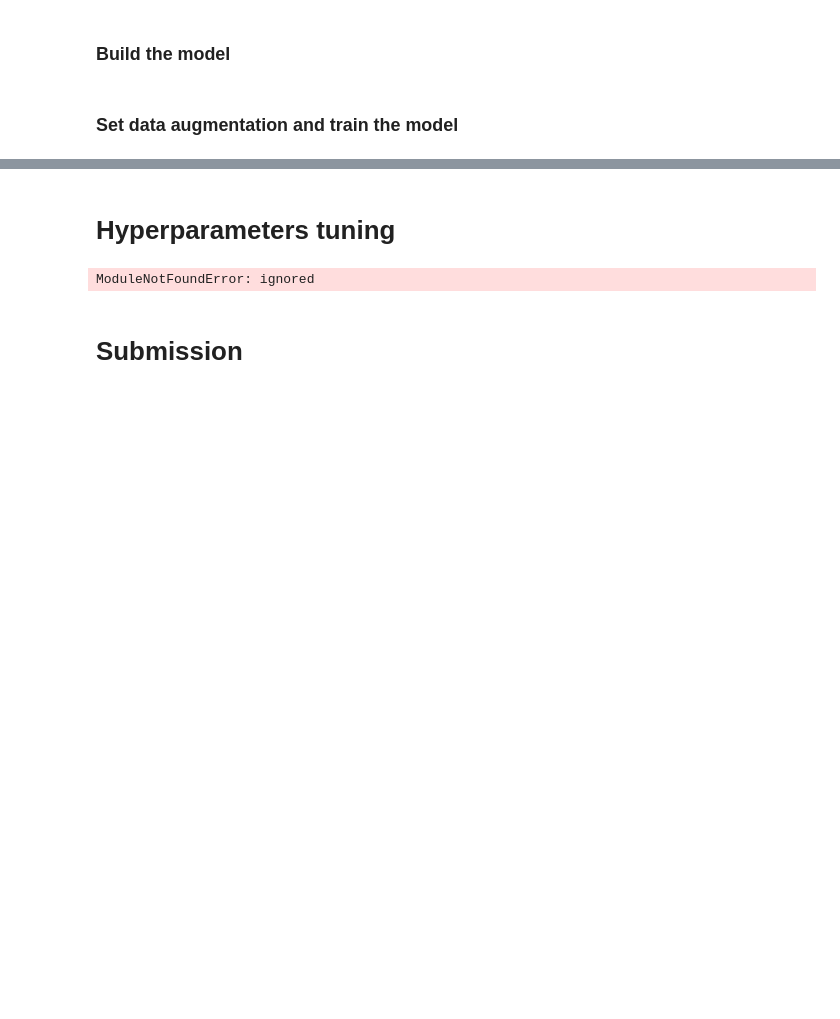
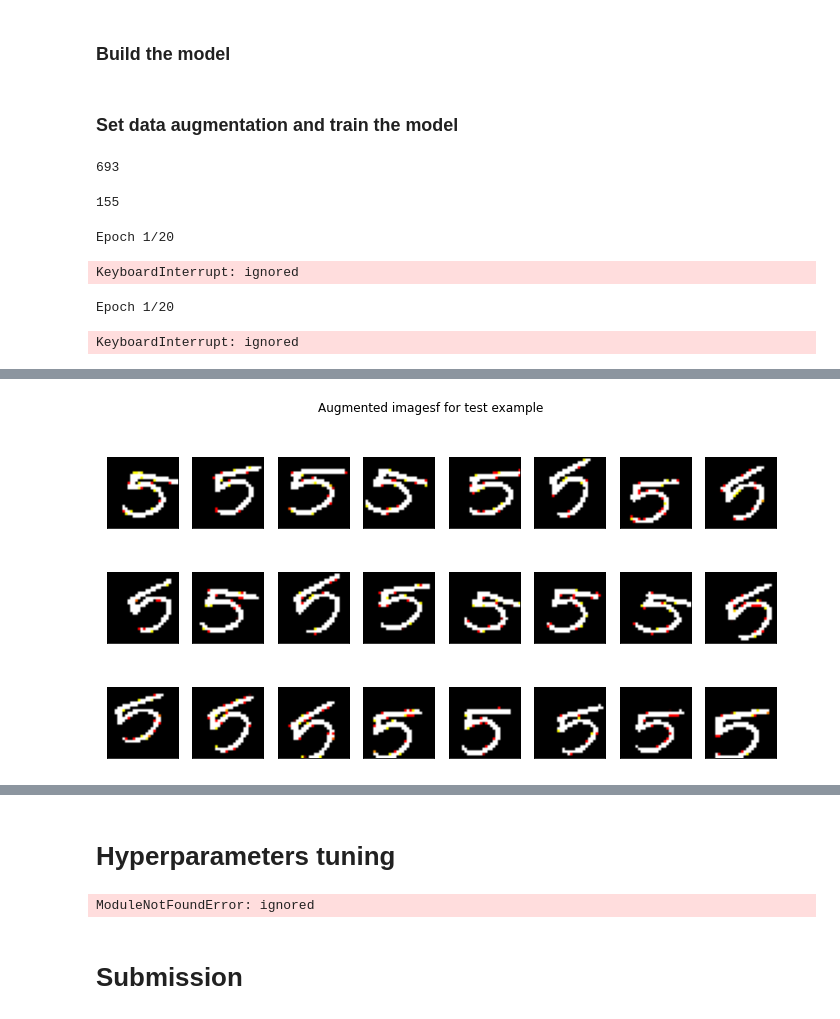
Before and after one commit to PashaIanko/Kaggle.DigitRecognizer, a Jupyter notebook: 0_baseline.ipynb, the cells around one changed output, grey strips where cells are left out. Saved outputs shown, nothing was run; the diff lists cells and outputs as text; code cells hidden in the pictures; blank space fills up the shorter version.

Commit message:
resnet50 working baseline

```diff
--- a/0_baseline.ipynb
+++ b/0_baseline.ipynb
@@ -1081,18 +1168,73 @@ resnet.compile(
 from keras.preprocessing.image import ImageDataGenerator
 
 data_generator = ImageDataGenerator(
-    rotation_range=25,
-    width_shift_range=0.1,
-    height_shift_range=0.1,
-    zoom_range=0.1,
-    horizontal_flip=True,
+    rotation_range=0,
+    width_shift_range=0,  # 0.1,
+    height_shift_range=0,  # 0.1,
+    zoom_range=0,  # 0.1,
+    # vertical_flip=True,
 )
+# %%
+train_generator = data_generator.flow(
+    X_train_resnet,
+    Y_train.reshape(-1, 1),
+    batch_size=48
+)
+steps_per_epoch = train_generator.n // train_generator.batch_size
+steps_per_epoch
+# %% [output]
+693
+# %%
+train_subsample_generator = data_generator.flow(
+    X_train_subsample_resnet,
+    Y_train_subsample.reshape(-1, 1),
+    batch_size=64
+)
+steps_per_epoch_subsample = train_subsample_generator.n // train_subsample_generator.batch_size
+steps_per_epoch_subsample
+# %% [output]
+155
+# %%
+history = resnet.fit(
+    train_subsample_generator,
+    validation_data=(X_validation_subsample_resnet, Y_validation_subsample.reshape(-1, 1)),
+    epochs=20,
+    batch_size=64,
+    callbacks=[
+        EarlyStopping(
+            monitor='val_loss',
+            mode='min',
+            patience=3
+        )
+    ]
+)
+# %% [output]
+Epoch 1/20
+KeyboardInterrupt: ignored
+# %%
+history = resnet.fit(
+    X_train_subsample_resnet,
+    Y_train_subsample.reshape(-1, 1),
+    validation_data=(X_validation_subsample_resnet, Y_validation_subsample.reshape(-1, 1)),
+    epochs=20,
+    batch_size=64,
+    callbacks=[
+        EarlyStopping(
+            monitor='val_loss',
+            mode='min',
+            patience=3
+        )
+    ]
+)
+# %% [output]
+Epoch 1/20
+KeyboardInterrupt: ignored
 # %%
 idx = 10
 fig, axes = plt.subplots(3,8, figsize=(12,6))
-x = X_train_resnet[idx].reshape(-1, 28, 28, 1)
-y = Y_train[idx].reshape(-1, 10)
-fig.suptitle('Augmented images for test example')
+fig.suptitle('Augmented imagesf for test example')
+x = np.array([X_train_resnet[idx]])
+y = Y_train[idx].reshape(-1, 1)# .reshape(-1, 10)
 for i in range(3):
     for j in range(8):
         augmented_example_X, augmented_example_y = data_generator.flow(
@@ -1100,3 +1242,4 @@ for i in range(3):
         axes[i,j].imshow(augmented_example_X.squeeze(), cmap='Greys')
         axes[i,j].set_xticks([])
         axes[i,j].set_yticks([])
+# %% [output]
@@ -1102,0 +1263 @@ for i in range(3):
+[figure, added]
```
Also changed, not shown: parts of 23 cells of this notebook.
